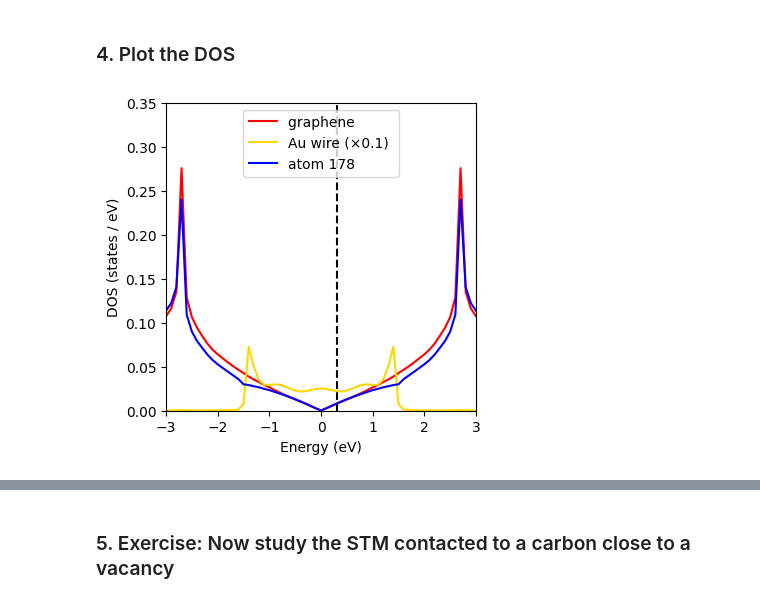
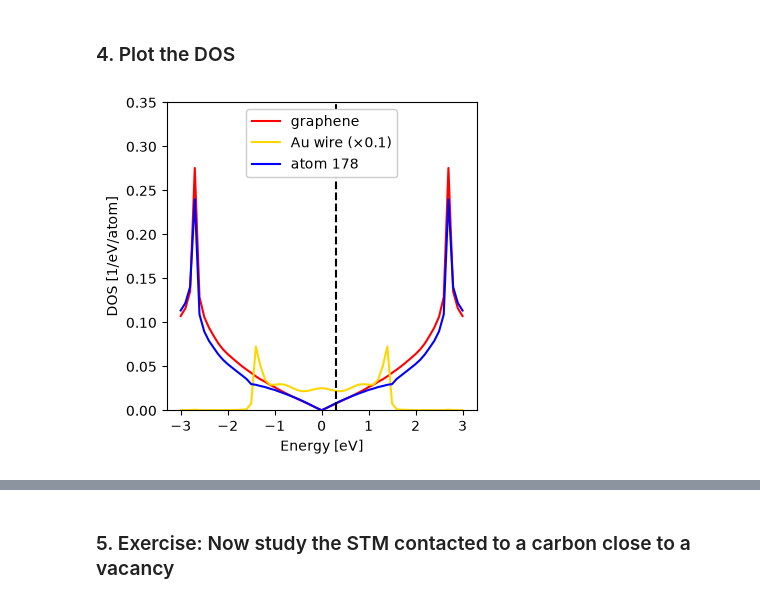
Before and after one commit to alananaya230798/Transiesta_School_2026, a Jupyter notebook: RealSpaceSelfEnergy/RealSpaceSelfEnergies.ipynb, the cells around one changed output, grey strips where cells are left out. Saved outputs shown, nothing was run; the diff lists cells and outputs as text; code cells hidden in the pictures.

```diff
--- a/RealSpaceSelfEnergy/RealSpaceSelfEnergies.ipynb
+++ b/RealSpaceSelfEnergy/RealSpaceSelfEnergies.ipynb
@@ -435,6 +366,3 @@ Sk= H_gr_stm.Sk(format="array")
-# %%
-dos_total  = np.zeros(len(En))
-ldos       = np.zeros((len(En),H_gr_stm.na))
 # %% [markdown]
 We calculate the transmission from the Au wire to graphene  over a chosen energy range. For each energy we:
 
@@ -491,0 +379,18 @@ plt.show()
+# %%
+def transmission(G, idx_B, Gamma_B, idx_T, Gamma_T):
+    """T = Tr[Gamma_B G_BT Gamma_T G_BT^dagger], using only the electrode block G_BT."""
+    G_BT = G[np.ix_(idx_B, idx_T)]
+    return np.trace(Gamma_B @ G_BT @ Gamma_T @ G_BT.conj().T).real
+
+
+Hk, Sk = H_gr_stm.Hk(format="array"), H_gr_stm.Sk(format="array")
+T_stm = np.zeros(len(En))
+LDOS_stm = np.zeros((len(En), H_gr_stm.na))
+for iE, E in enumerate(tqdm(En, desc="T")):
+    SE_B = RSSE.self_energy(E, coupling=True)  # graphene environment
+    SE_T = SE_wire.self_energy(E)              # semi-infinite Au wire
+    G = green(E, Hk, Sk, [(idx_rsse, SE_B), (idx_wire, SE_T)])
+
+    T_stm[iE] = transmission(G, idx_rsse, RSSE.se2broadening(SE_B),
+                             idx_wire, SE_wire.se2broadening(SE_T))
+    LDOS_stm[iE] = ldos(G, Sk)
@@ -507,14 +406,16 @@ E_idx = np.argmin(np.abs(En - E0))
 # %%
-plt.figure(figsize=(4,4))
-plt.plot(En,dos_graphene/len(graphene_atoms),c='r',label='graphene ')
-plt.plot(En,0.1*dos_wire/len(wire_atoms),c='gold',label='Au wire (×0.1) ')
-plt.plot(En,dos_atom,c='b',label=f'atom {idx_atom} ')
-plt.xlabel("Energy (eV)")
-plt.ylabel("DOS (states / eV)")
-plt.vlines(x=En[E_idx],ymin=0,ymax=0.5,color='k',linestyle='dashed')
-plt.xlim(-3,3)
-plt.ylim(0,0.35)
-plt.legend()
-plt.show()
+idx_graphene = np.flatnonzero(H_gr_stm.atoms.Z == 6)
+
+E0 = 0.3  # energy of interest
+iE0 = np.abs(En - E0).argmin()
+
+plt.plot(En, LDOS_stm[:, idx_graphene].mean(axis=1), c="r", label="graphene")
+plt.plot(En, 0.1 * LDOS_stm[:, idx_wire].mean(axis=1), c="gold", label="Au wire (×0.1)")
+plt.plot(En, LDOS_stm[:, idx_atom], c="b", label=f"atom {idx_atom}")
+plt.axvline(En[iE0], c="k", ls="--")
+plt.xlabel("Energy [eV]")
+plt.ylabel("DOS [1/eV/atom]")
+plt.ylim(0, 0.35)
+plt.legend();
 # %% [output]
-[figure, old version]
+[figure, new version]
```
Also changed, not shown: parts of 131 cells of this notebook.
